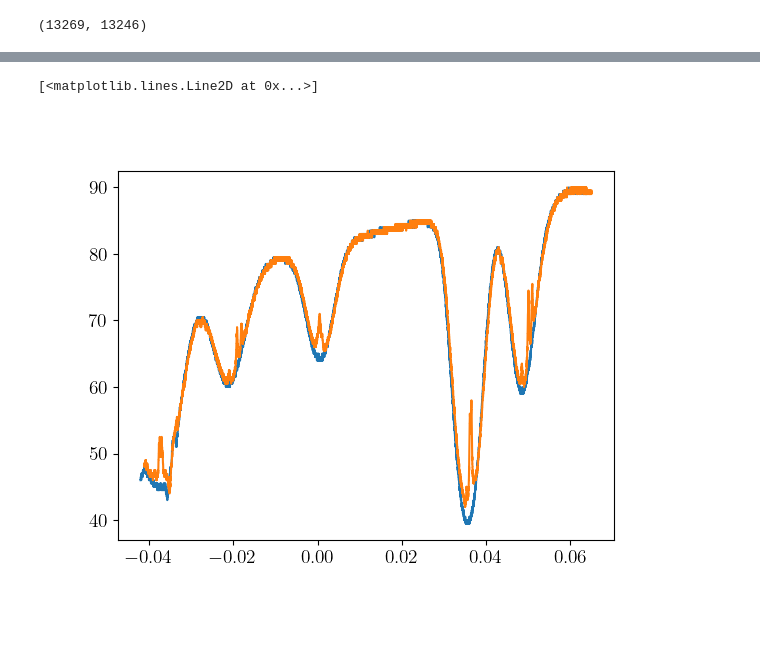
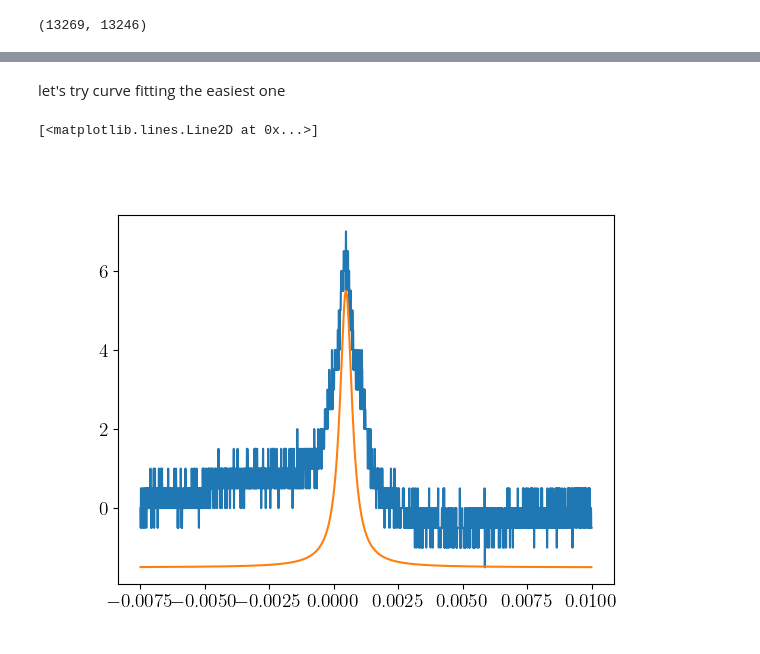
Before and after one commit to andres-luengo/alden-andres-max-most-dangerous-4450-trio, a Jupyter notebook: rb-spectroscopy/fit_no_mag.ipynb, the cells around one changed output, grey strips where cells are left out. Drawn from its saved outputs; the diff is of its cells as text; code cells hidden in the pictures; blank space fills up the shorter version.

Commit message:
fit a single lorentzian

```diff
--- a/rb-spectroscopy/fit_no_mag.ipynb
+++ b/rb-spectroscopy/fit_no_mag.ipynb
@@ -24,8 +31,22 @@ ax.plot(sat.time, sat.signal - uns_interp)
-# %%
-fig, ax = plt.subplots()
-
-ax.plot(uns.time, uns.signal)
-ax.plot(sat.time, sat.signal)
-# %% [output]
-[<matplotlib.lines.Line2D at 0x...>]
-[figure, removed]
+# %% [markdown]
+let's try curve fitting the easiest one
+# %%
+spidx, = np.nonzero((-0.0075 <= sat.time) & (sat.time < 0.01)) # single peak indices
+
+x = sat.time[spidx]
+y = diff_signal[spidx]
+
+p0 = [
+    x[np.argmax(diff_signal[spidx])],
+    Lorentzian.guess_gamma(x, y),
+    np.max(y),
+    np.min(y)
+]
+
+fig, ax = plt.subplots()
+
+ax.plot(x, y)
+ax.plot(x, Lorentzian(x, *p0))
+# %% [output]
+[<matplotlib.lines.Line2D at 0x...>]
+[figure, added]
```
Also changed, not shown: parts of 5 cells of this notebook.
